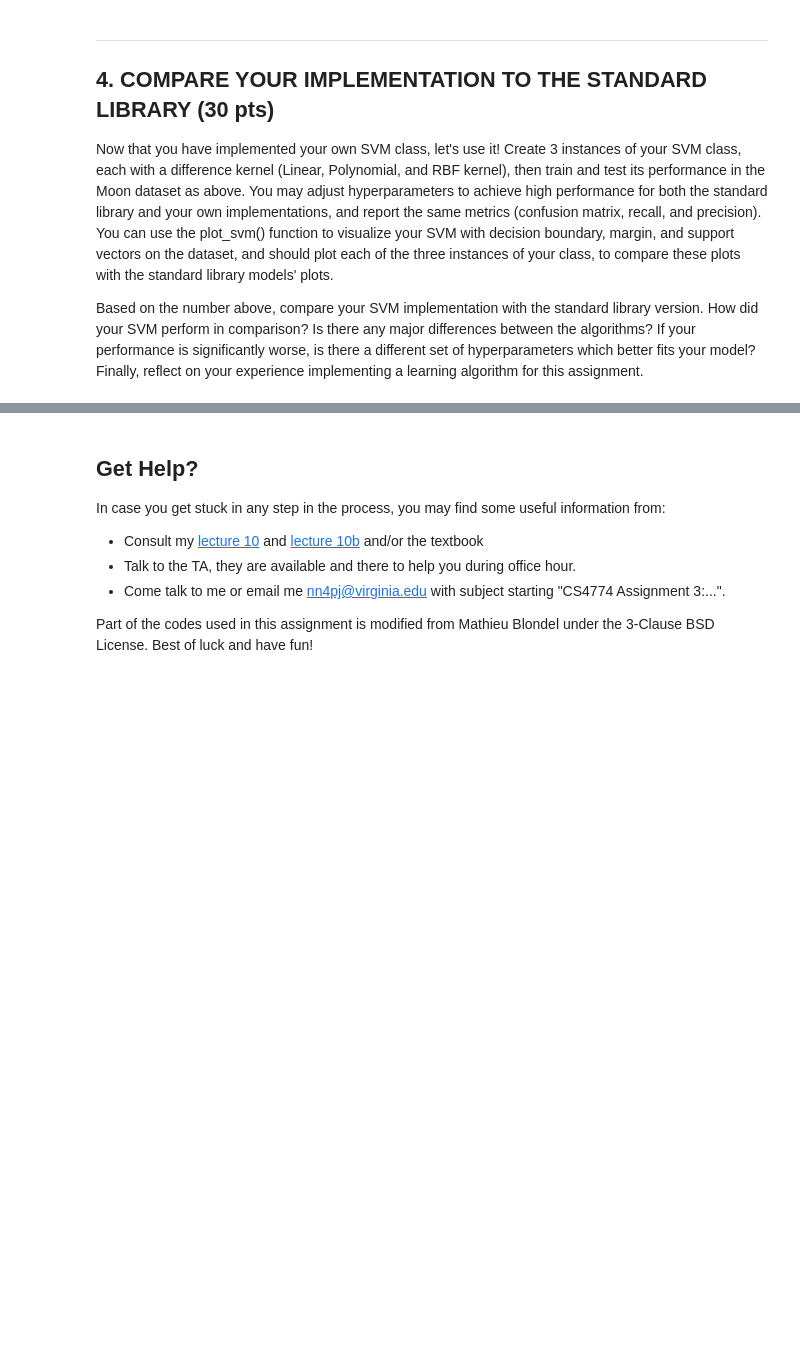
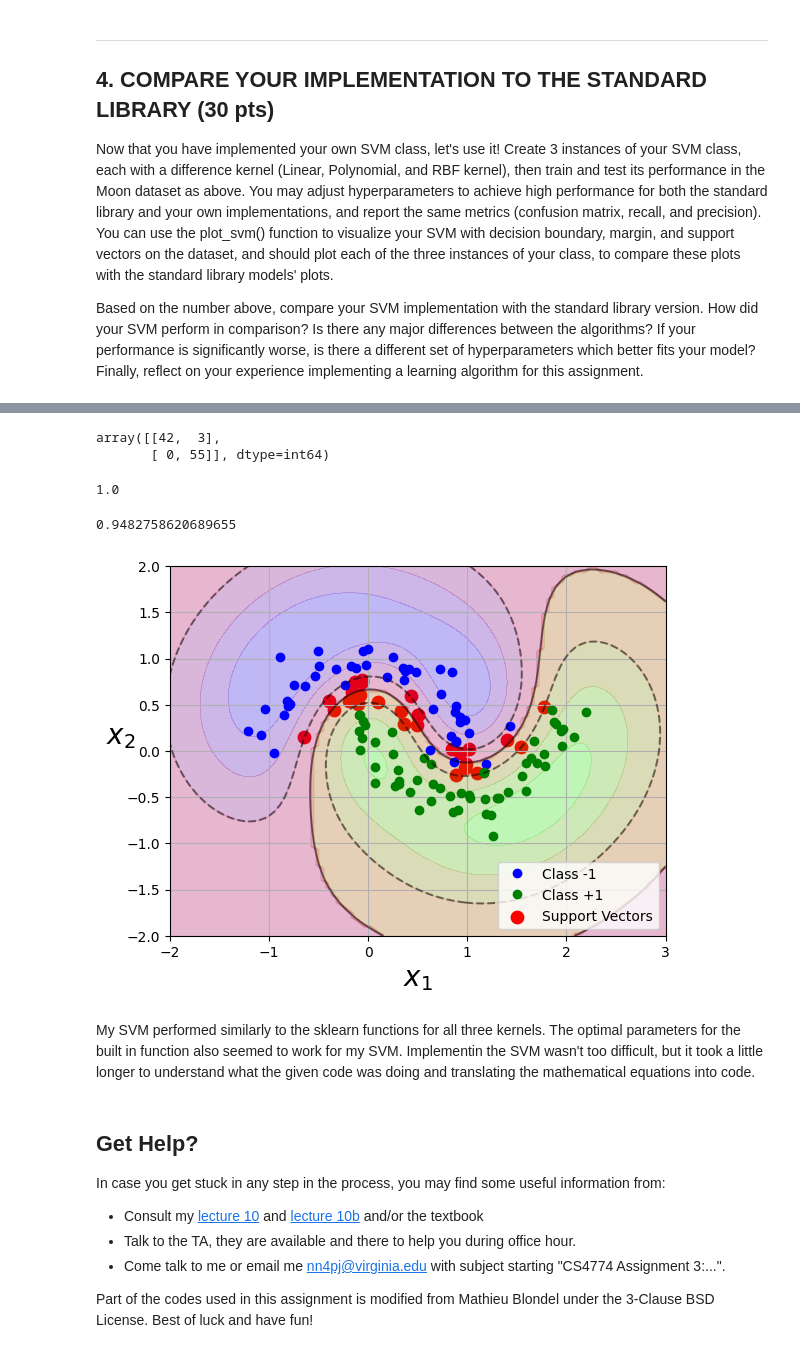
Before and after one commit to helen-yao/ML4VA, a Jupyter notebook: jdj9ng_assignment_3_svm.ipynb, the cells around one changed output, grey strips where cells are left out. Drawn from its saved outputs; the diff is of its cells as text; code cells hidden in the pictures; blank space fills up the shorter version.

```diff
--- a/jdj9ng_assignment_3_svm.ipynb
+++ b/jdj9ng_assignment_3_svm.ipynb
@@ -355,0 +487,4 @@ svm = MySVM()
+# %%
+my_rbf_svm = MySVM(kernel=rbf_kernel, C=10)
+my_rbf_svm.fit(X=X_train, y=y_train)
+predicted = my_rbf_svm.predict(X_test)
@@ -356,3 +508,25 @@ svm = MySVM()
+# %%
+confusion = confusion_matrix(y_true=y_test, y_pred=predicted)
+confusion
+# %% [output]
+array([[42,  3],
+       [ 0, 55]], dtype=int64)
+# %%
+recall = recall_score(y_true=y_test, y_pred=predicted)
+recall
+# %% [output]
+1.0
+# %%
+precision = precision_score(y_true=y_test, y_pred=predicted)
+precision
+# %% [output]
+0.9482758620689655
+# %%
+plot_svm(my_rbf_svm, X_test, y_test)
+# %% [output]
+[figure, added]
+# %% [markdown]
+My SVM performed similarly to the sklearn functions for all three kernels. The optimal parameters for the built in function also seemed to work for my SVM. Implementin the SVM wasn't too difficult, but it took a little longer to understand what the given code was doing and translating the mathematical equations into code.
 # %% [markdown]
 ## Get Help?
 In case you get stuck in any step in the process, you may find some useful information from:
```
Also changed, not shown: parts of 16 cells of this notebook.
